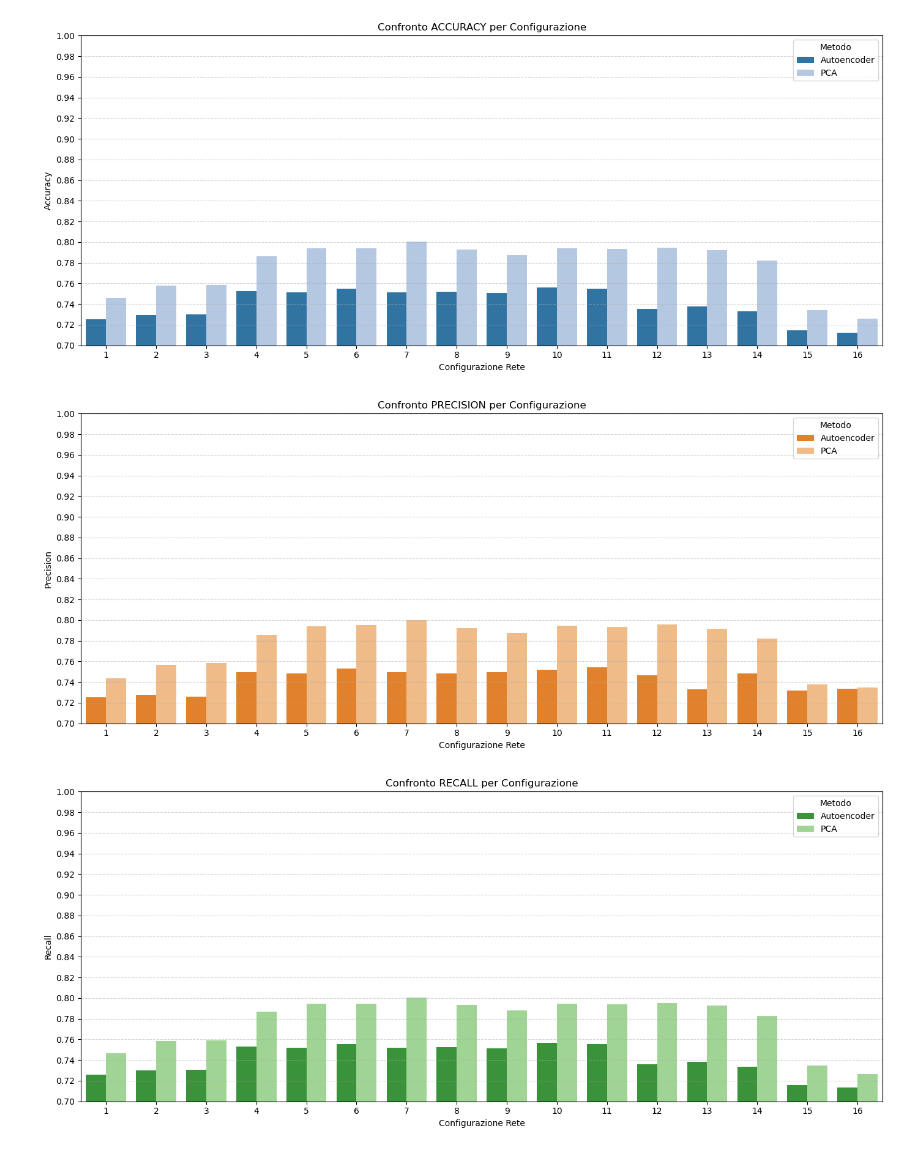
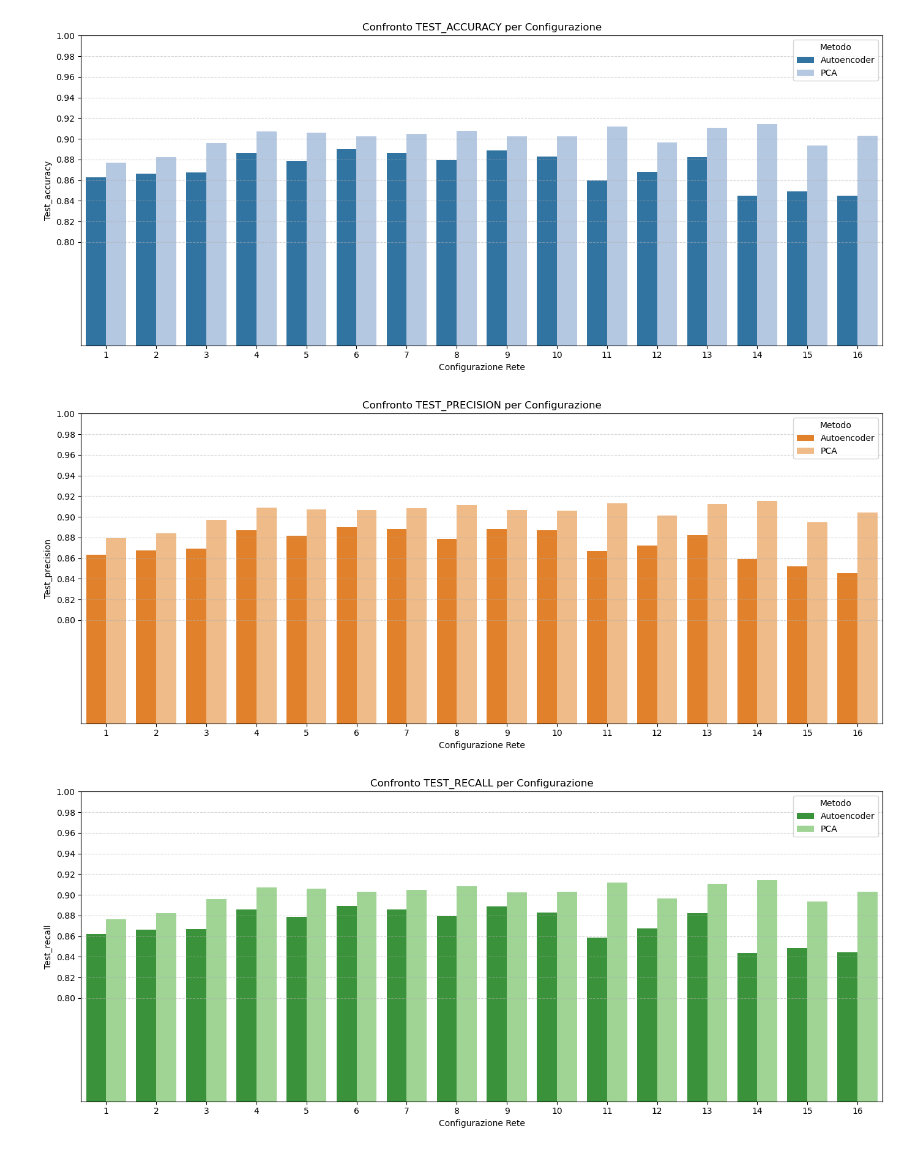
Before and after one commit to noemiaime/PCA_AE_histology, a Jupyter notebook: 7_AE_vs_PCA.ipynb, the cells around one changed output. Drawn from its saved outputs; the diff is of its cells as text; code cells hidden in the pictures.

Commit message:
Modifiche plot ae vs pca

```diff
--- a/7_AE_vs_PCA.ipynb
+++ b/7_AE_vs_PCA.ipynb
@@ -32,32 +32,32 @@ best_pca = pca_df[pca_df['config_id'] == 14].iloc[0]
 # %%
 # unione dei dataframe
 df = pd.concat([ae_df, pca_df], ignore_index=True)
-df['accuracy'] = df['accuracy'] / 100
+df['test_accuracy'] = df['test_accuracy'] / 100
 # %%
-metrics = ['accuracy', 'precision', 'recall', 'f1_score', 'specificity'] # metriche
+metrics = ['test_accuracy', 'test_precision', 'test_recall', 'test_f1_score', 'test_specificity'] # metriche
 metric_colors = {
-    'accuracy': ['#1f77b4', '#aec7e8'],        # blu
-    'precision': ['#ff7f0e', '#ffbb78'],       # arancione
-    'recall': ['#2ca02c', '#98df8a'],          # verde
-    'f1_score': ['#d62728', '#ff9896'],        # rosso
-    'specificity': ['#9467bd', '#c5b0d5']      # viola
+    'test_accuracy': ['#1f77b4', '#aec7e8'],        # blu
+    'test_precision': ['#ff7f0e', '#ffbb78'],       # arancione
+    'test_recall': ['#2ca02c', '#98df8a'],          # verde
+    'test_f1_score': ['#d62728', '#ff9896'],        # rosso
+    'test_specificity': ['#9467bd', '#c5b0d5']      # viola
 }
 
 # un plot per ogni metrica
 for metric in metrics:
     plt.figure(figsize=(14, 6))
     sns.barplot(data=df, x='config_id', y=metric, hue='method', palette=metric_colors[metric])
     plt.title(f'Confronto {metric.upper()} per Configurazione')
     plt.xlabel("Configurazione Rete")
     plt.ylabel(metric.capitalize())
     plt.ylim(0.7, 1.0)
-    plt.yticks(np.arange(0.7, 1.01, 0.02))
+    plt.yticks(np.arange(0.8, 1.01, 0.02))
     plt.legend(title='Metodo')
     plt.grid(axis='y', linestyle='--', alpha=0.5)
     plt.tight_layout()
     plt.savefig(os.path.join(outputs, f'AE_vs_PCA_{metric}.png'))
     plt.show()
 # %% [output]
-[figure, old version]
+[figure, new version]
-[figure, old version]
+[figure, new version]
-[figure, old version]
+[figure, new version]
```
Also changed, not shown: parts of 2 cells of this notebook, 10 other files.
